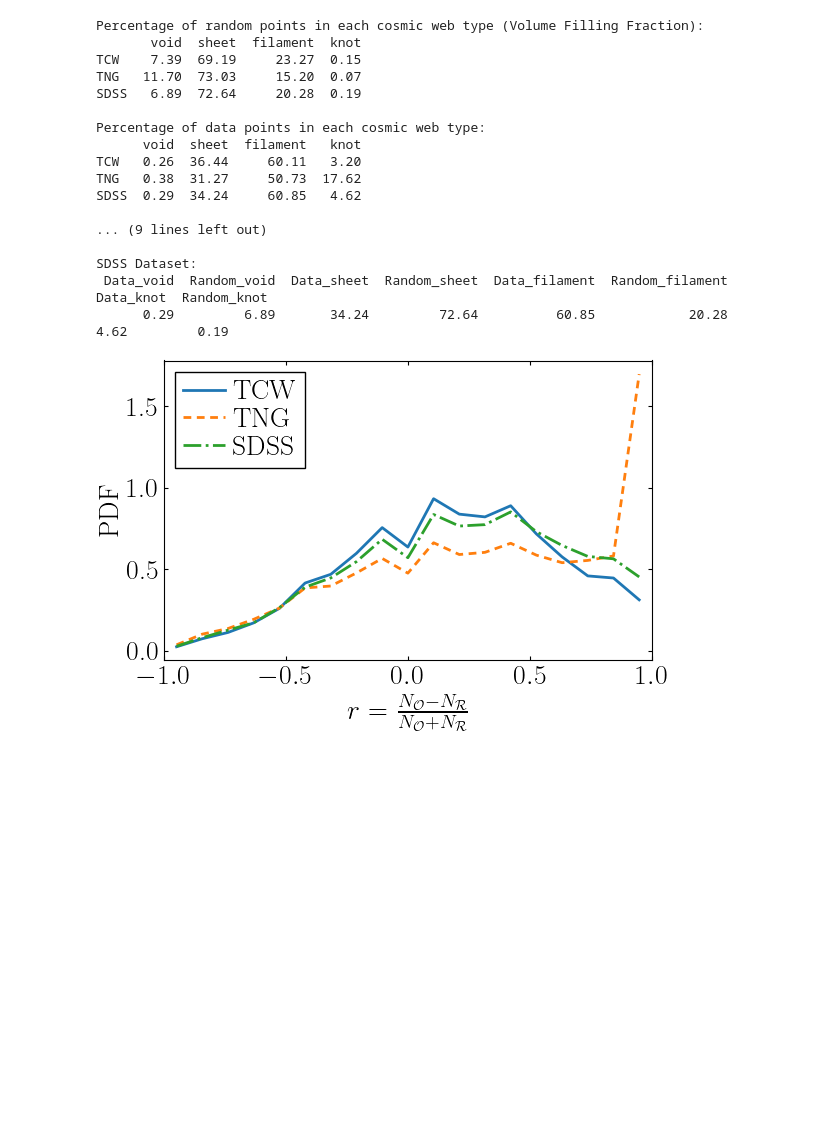
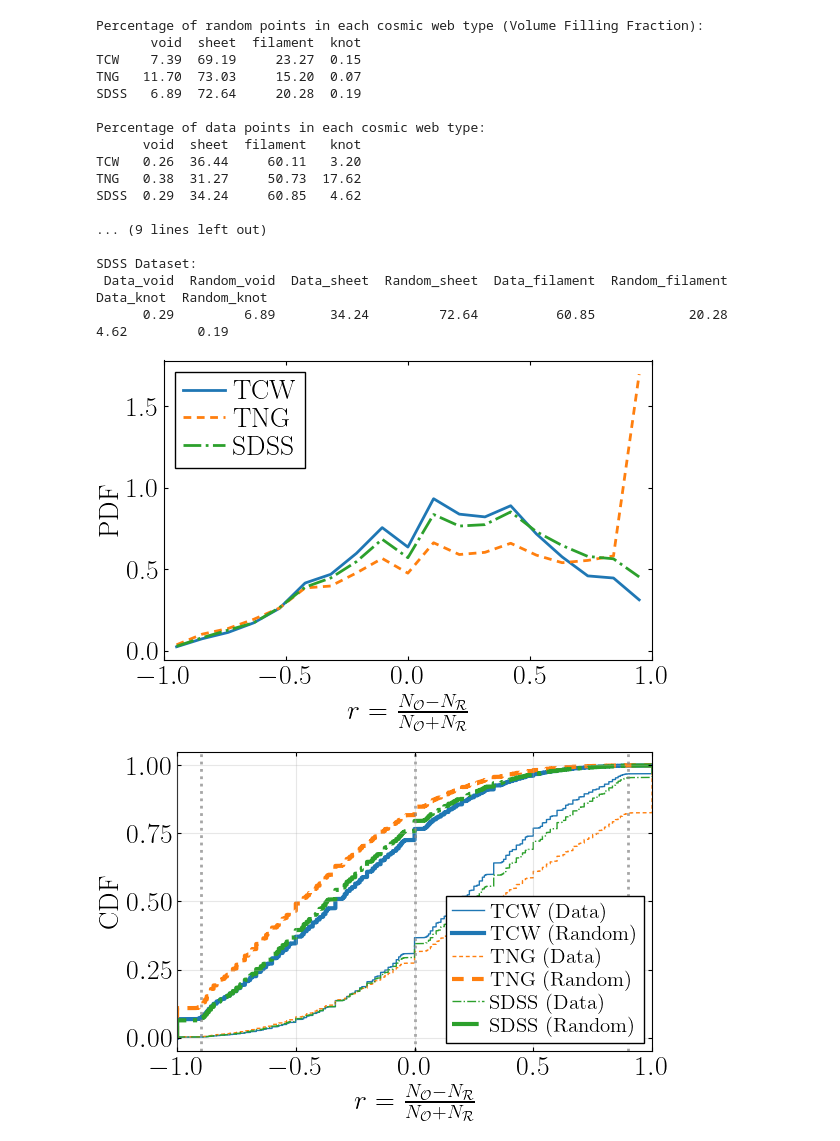
Before and after one commit to forero/DelaunayASTRA, a Jupyter notebook: nb/r_values_plot.ipynb, the cells around one changed output. Saved outputs shown, nothing was run; the diff lists cells and outputs as text; code cells hidden in the pictures; blank space fills up the shorter version.

```diff
--- a/nb/r_values_plot.ipynb
+++ b/nb/r_values_plot.ipynb
@@ -223,15 +288,12 @@ def plot_r_values_histogram(r_values_dict, bins=19, figsize=(5, 3)):
 # %%
 # ===================== EXECUTE ANALYSIS USING LOADED DATA =====================
-
 # 1. Calculate web type fractions for random points
 random_fractions = {}
 for dataset in webs_random.keys():
     random_fractions[dataset] = count_web_fractions(webs_random[dataset])
-
 # Create a DataFrame for better visualization
 df_random = pd.DataFrame(random_fractions)
 df_random_display = df_random.T
-
 print("Percentage of random points in each cosmic web type (Volume Filling Fraction):")
 print(df_random_display.round(2))
 
@@ -239,36 +301,41 @@ print(df_random_display.round(2))
 data_fractions = {}
 for dataset in webs_data.keys():
     data_fractions[dataset] = count_web_fractions(webs_data[dataset])
-
 # Create a DataFrame for data points
 df_data = pd.DataFrame(data_fractions)
 df_data_display = df_data.T
-
 print("\nPercentage of data points in each cosmic web type:")
 print(df_data_display.round(2))
 
 # 3. Compute r values for all datasets
-r_values = {}
-# TCW r values - using the already loaded n_con_data and n_con_random variables from the last dataset load
+r_values_data = {}
+r_values_random = {}
+
+# TCW r values
 tcw_n_con_data = np.loadtxt("../data/TCW/web/fof_catalog_200Mpc512_xyz_random_000_fof_catalog_200Mpc512_xyz_nconnections.dat")
 tcw_n_con_random = np.loadtxt("../data/TCW/web/random_000_fof_catalog_200Mpc512_xyz_fof_catalog_200Mpc512_xyz_nconnections.dat")
-r_values['TCW'] = compute_r_values(tcw_n_con_data[:,0], tcw_n_con_data[:,1])
+r_values_data['TCW'] = compute_r_values(tcw_n_con_data[:,0], tcw_n_con_data[:,1])
+r_values_random['TCW'] = compute_r_values(tcw_n_con_random[:,0], tcw_n_con_random[:,1])
 
 # TNG r values
 tng_n_con_data = np.loadtxt("../data/TNG/TNG300-1/web/subhalo_massive_xyz_random_000_subhalo_massive_xyz_nconnections.dat")
 tng_n_con_random = np.loadtxt("../data/TNG/TNG300-1/web/random_000_subhalo_massive_xyz_subhalo_massive_xyz_nconnections.dat")
-r_values['TNG'] = compute_r_values(tng_n_con_data[:,0], tng_n_con_data[:,1])
+r_values_data['TNG'] = compute_r_values(tng_n_con_data[:,0], tng_n_con_data[:,1])
+r_values_random['TNG'] = compute_r_values(tng_n_con_random[:,0], tng_n_con_random[:,1])
 
 # SDSS r values
 sdss_n_con_data = np.loadtxt("../data/SDSS/web/mag_r_limited_xyz_random_000_mag_r_limited_xyz_nconnections.dat")
 sdss_n_con_random = np.loadtxt("../data/SDSS/web/random_000_mag_r_limited_xyz_mag_r_limited_xyz_nconnections.dat")
-r_values['SDSS'] = compute_r_values(sdss_n_con_data[:,0], sdss_n_con_data[:,1])
+r_values_data['SDSS'] = compute_r_values(sdss_n_con_data[:,0], sdss_n_con_data[:,1])
+r_values_random['SDSS'] = compute_r_values(sdss_n_con_random[:,0], sdss_n_con_random[:,1])
 
 # 4. Plot the r values histogram
-fig, ax = plot_r_values_histogram(r_values, figsize=(6, 4))
+fig, ax = plot_r_values_histogram(r_values_data, figsize=(6, 4))
 
+# 5. Plot the r values CDF
+fig_cdf, ax_cdf = plot_r_values_cdf(r_values_data, r_values_random, figsize=(6, 4), save_path='r_values_cdf.pdf')
 
-# 5. Create comparative table with both data and random distributions
+# 6. Create comparative table with both data and random distributions
 print("\nComparison between data and random points distribution:")
 for dataset in data_fractions.keys():
     print(f"\n{dataset} Dataset:")
@@ -276,30 +343,31 @@ for dataset in data_fractions.keys():
         'Data_void': data_fractions[dataset]['void'],
         'Random_void': random_fractions[dataset]['void'],
         'Data_sheet': data_fractions[dataset]['sheet'],
         'Random_sheet': random_fractions[dataset]['sheet'],
         'Data_filament': data_fractions[dataset]['filament'],
         'Random_filament': random_fractions[dataset]['filament'],
         'Data_knot': data_fractions[dataset]['knot'],
         'Random_knot': random_fractions[dataset]['knot']
     }
     df_compare = pd.DataFrame([comparison])
     print(df_compare.round(2).to_string(index=False))
 # %% [output]
 Percentage of random points in each cosmic web type (Volume Filling Fraction):
        void  sheet  filament  knot
 TCW    7.39  69.19     23.27  0.15
 TNG   11.70  73.03     15.20  0.07
 SDSS   6.89  72.64     20.28  0.19
 
 Percentage of data points in each cosmic web type:
       void  sheet  filament   knot
 TCW   0.26  36.44     60.11   3.20
 TNG   0.38  31.27     50.73  17.62
 SDSS  0.29  34.24     60.85   4.62
 
 ... (9 lines left out)
 
 SDSS Dataset:
  Data_void  Random_void  Data_sheet  Random_sheet  Data_filament  Random_filament  Data_knot  Random_knot
       0.29         6.89       34.24         72.64          60.85            20.28       4.62         0.19
 [figure]
+[figure, added]
```
Also changed, not shown: parts of 1 cell of this notebook, 9 other files.
